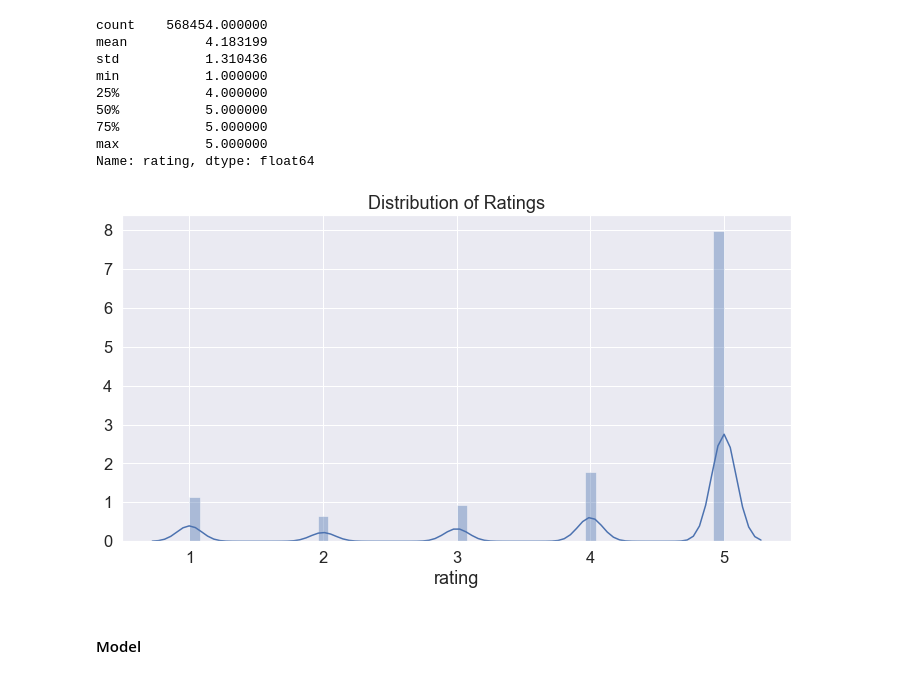
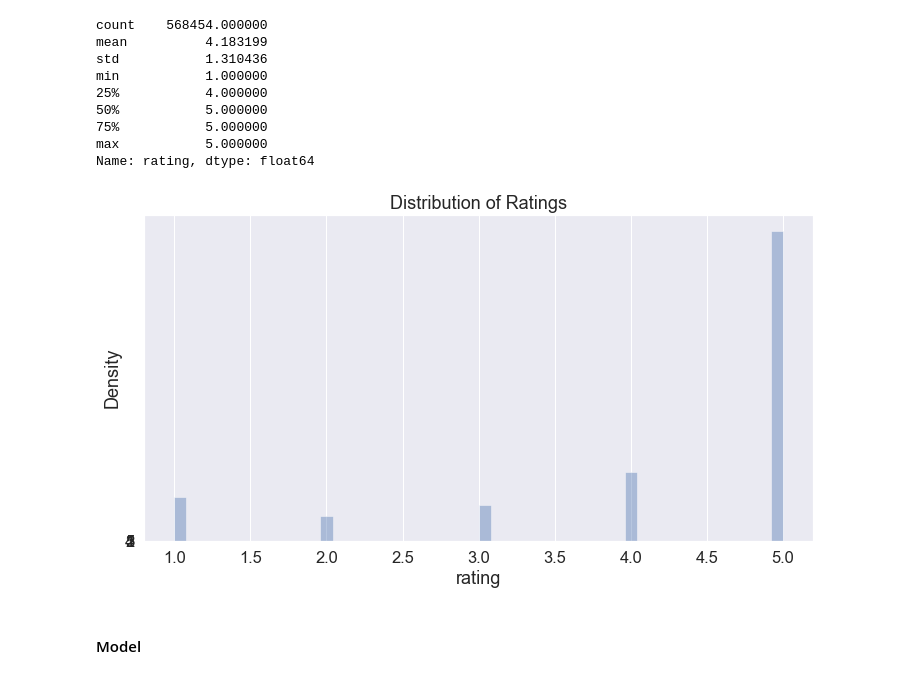
Before and after one commit to unit-00/amazon_fine_food, a Jupyter notebook: model/prototype.ipynb, the cells around one changed output. Saved outputs shown, nothing was run; the diff lists cells and outputs as text; code cells hidden in the pictures.

```diff
--- a/model/prototype.ipynb
+++ b/model/prototype.ipynb
@@ -141,12 +151,13 @@ min           1.000000
 max           5.000000
 Name: rating, dtype: float64
 # %%
-sns.distplot(matrix['rating'])
-
-plt.title('Distribution of Ratings');
-plt.savefig('ratings.jpg')
+sns.distplot(matrix['rating'], kde=False)
+plt.title('Distribution of Ratings')
+plt.ylabel('Density')
+plt.yticks(range(1, 6, 1), [1, 2,  3,  4, 5]);
+# plt.savefig('ratings.jpg')
 # %% [output]
-[figure, old version]
+[figure, new version]
 # %% [markdown]
 #### Model
 # %%
```
Also changed, not shown: parts of 4 cells of this notebook, 3 other files.
